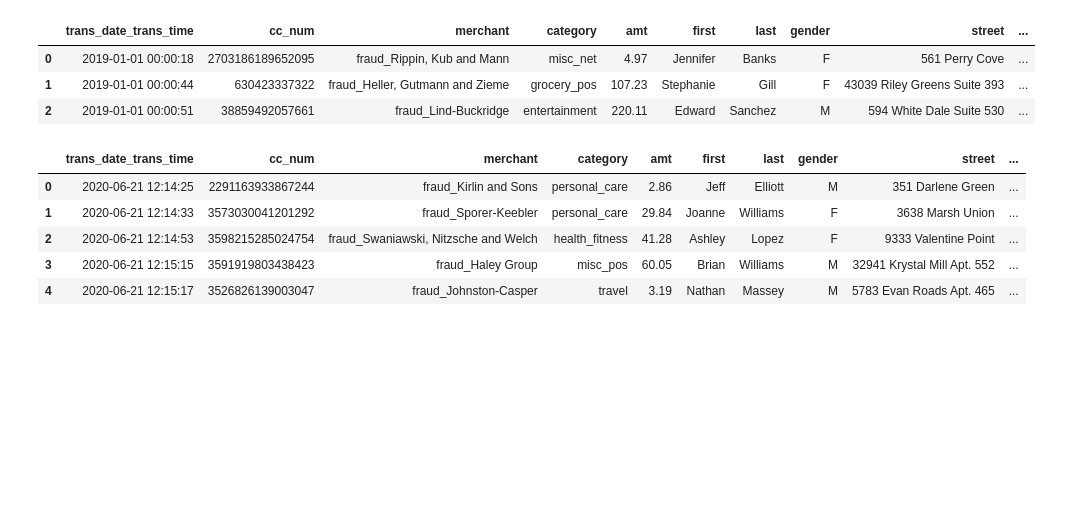
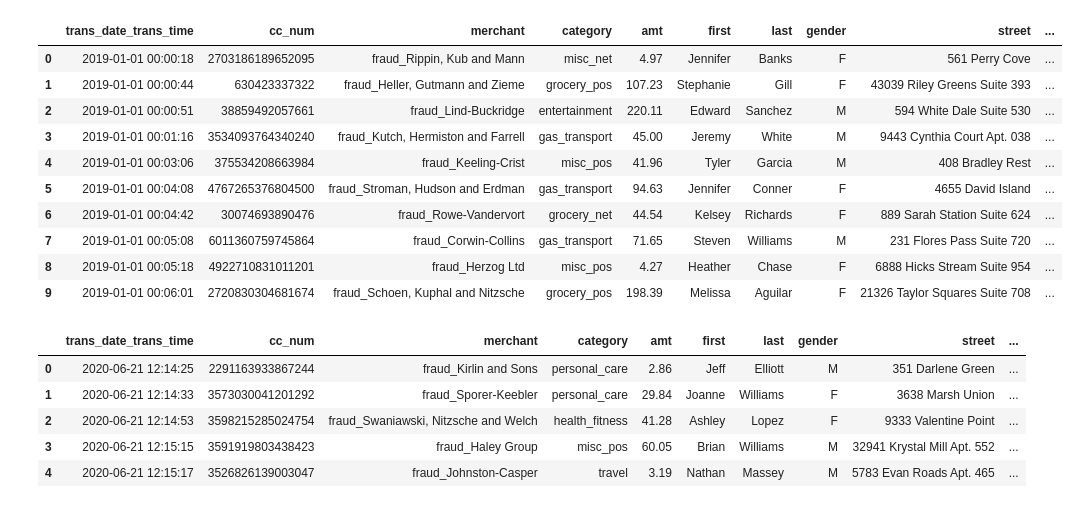
Before and after one commit to BinduParvati7/Capstone5588, a Jupyter notebook: DSCapstone.ipynb, the cells around one changed output. Saved outputs shown, nothing was run; the diff lists cells and outputs as text; code cells hidden in the pictures; blank space fills up the shorter version.

```diff
--- a/DSCapstone.ipynb
+++ b/DSCapstone.ipynb
@@ -17,12 +17,19 @@ pd.options.display.float_format = '{:,.2f}'.format
 test = pd.read_csv("/content/drive/MyDrive/DS_Capstone/fraudTest.csv", index_col=0)
 pd.options.display.float_format = '{:,.2f}'.format
 # %%
-train.head(3)
+train.head(10)
 # %% [output]
 |  | trans_date_trans_time | cc_num | merchant | category | amt | first | last | gender | street | ... |
 | 0 | 2019-01-01 00:00:18 | 2703186189652095 | fraud_Rippin, Kub and Mann | misc_net | 4.97 | Jennifer | Banks | F | 561 Perry Cove | ... |
 | 1 | 2019-01-01 00:00:44 | 630423337322 | fraud_Heller, Gutmann and Zieme | grocery_pos | 107.23 | Stephanie | Gill | F | 43039 Riley Greens Suite 393 | ... |
 | 2 | 2019-01-01 00:00:51 | 38859492057661 | fraud_Lind-Buckridge | entertainment | 220.11 | Edward | Sanchez | M | 594 White Dale Suite 530 | ... |
+| 3 | 2019-01-01 00:01:16 | 3534093764340240 | fraud_Kutch, Hermiston and Farrell | gas_transport | 45.00 | Jeremy | White | M | 9443 Cynthia Court Apt. 038 | ... |
+| 4 | 2019-01-01 00:03:06 | 375534208663984 | fraud_Keeling-Crist | misc_pos | 41.96 | Tyler | Garcia | M | 408 Bradley Rest | ... |
+| 5 | 2019-01-01 00:04:08 | 4767265376804500 | fraud_Stroman, Hudson and Erdman | gas_transport | 94.63 | Jennifer | Conner | F | 4655 David Island | ... |
+| 6 | 2019-01-01 00:04:42 | 30074693890476 | fraud_Rowe-Vandervort | grocery_net | 44.54 | Kelsey | Richards | F | 889 Sarah Station Suite 624 | ... |
+| 7 | 2019-01-01 00:05:08 | 6011360759745864 | fraud_Corwin-Collins | gas_transport | 71.65 | Steven | Williams | M | 231 Flores Pass Suite 720 | ... |
+| 8 | 2019-01-01 00:05:18 | 4922710831011201 | fraud_Herzog Ltd | misc_pos | 4.27 | Heather | Chase | F | 6888 Hicks Stream Suite 954 | ... |
+| 9 | 2019-01-01 00:06:01 | 2720830304681674 | fraud_Schoen, Kuphal and Nitzsche | grocery_pos | 198.39 | Melissa | Aguilar | F | 21326 Taylor Squares Suite 708 | ... |
 # %%
 test.head(5)
 # %% [output]
```
Also changed, not shown: parts of 17 cells of this notebook.
